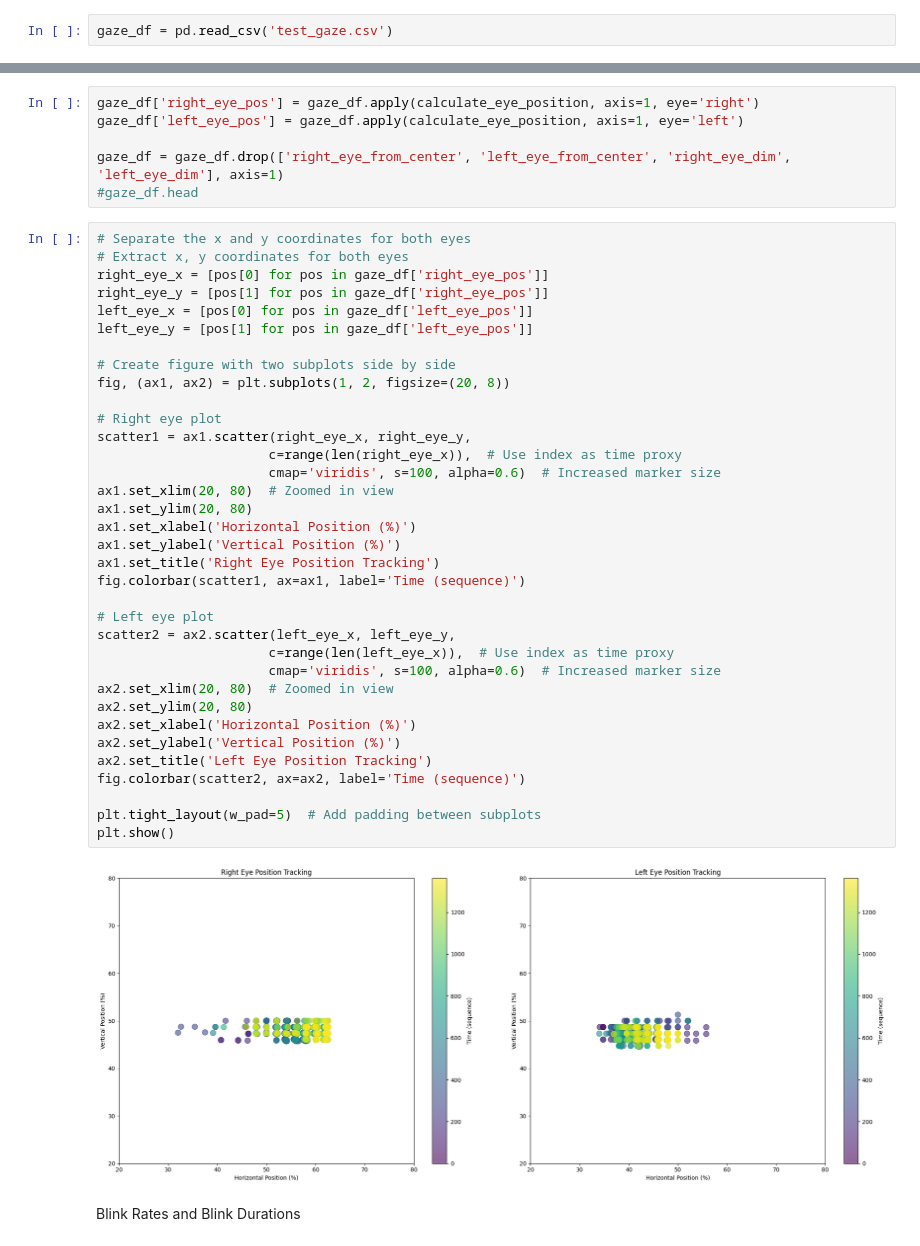
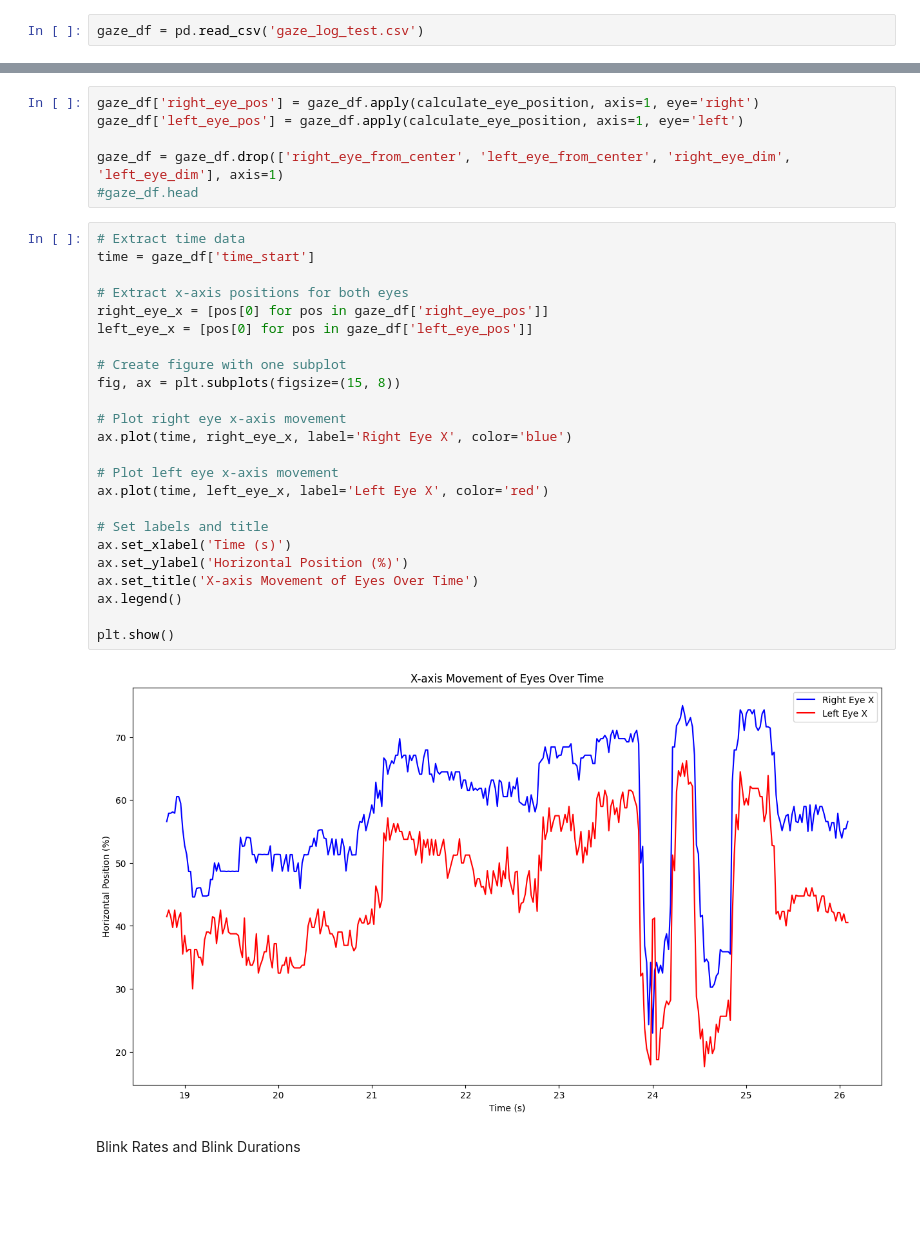
Before and after one commit to GabrielRimar/Mind-Wandering, a Jupyter notebook: data/analysis.ipynb, the cells around one changed output, grey strips where cells are left out. Saved outputs shown, nothing was run; the diff lists cells and outputs as text; blank space fills up the shorter version.

```diff
--- a/data/analysis.ipynb
+++ b/data/analysis.ipynb
@@ -4,7 +4,7 @@ import numpy as np
 import seaborn as sns
 import matplotlib.pyplot as plt
 # %%
-gaze_df = pd.read_csv('test_gaze.csv')
+gaze_df = pd.read_csv('gaze_log_test.csv')
 # %%
 def convert_to_list(s):
     return eval(s)
@@ -39,43 +39,32 @@ gaze_df['left_eye_pos'] = gaze_df.apply(calculate_eye_position, axis=1, eye='lef
 
 gaze_df = gaze_df.drop(['right_eye_from_center', 'left_eye_from_center', 'right_eye_dim', 'left_eye_dim'], axis=1)
 #gaze_df.head
-# %%
-# Separate the x and y coordinates for both eyes
-# Extract x, y coordinates for both eyes
-right_eye_x = [pos[0] for pos in gaze_df['right_eye_pos']]
-right_eye_y = [pos[1] for pos in gaze_df['right_eye_pos']]
-left_eye_x = [pos[0] for pos in gaze_df['left_eye_pos']]
-left_eye_y = [pos[1] for pos in gaze_df['left_eye_pos']]
-
-# Create figure with two subplots side by side
-fig, (ax1, ax2) = plt.subplots(1, 2, figsize=(20, 8))
-
-# Right eye plot
-scatter1 = ax1.scatter(right_eye_x, right_eye_y,
-                      c=range(len(right_eye_x)),  # Use index as time proxy
-                      cmap='viridis', s=100, alpha=0.6)  # Increased marker size
-ax1.set_xlim(20, 80)  # Zoomed in view
-ax1.set_ylim(20, 80)
-ax1.set_xlabel('Horizontal Position (%)')
-ax1.set_ylabel('Vertical Position (%)')
-ax1.set_title('Right Eye Position Tracking')
-fig.colorbar(scatter1, ax=ax1, label='Time (sequence)')
-
-# Left eye plot
-scatter2 = ax2.scatter(left_eye_x, left_eye_y,
-                      c=range(len(left_eye_x)),  # Use index as time proxy
-                      cmap='viridis', s=100, alpha=0.6)  # Increased marker size
-ax2.set_xlim(20, 80)  # Zoomed in view
-ax2.set_ylim(20, 80)
-ax2.set_xlabel('Horizontal Position (%)')
-ax2.set_ylabel('Vertical Position (%)')
-ax2.set_title('Left Eye Position Tracking')
-fig.colorbar(scatter2, ax=ax2, label='Time (sequence)')
-
-plt.tight_layout(w_pad=5)  # Add padding between subplots
-plt.show()
-# %% [output]
-[figure, removed]
+# %%
+# Extract time data
+time = gaze_df['time_start']
+
+# Extract x-axis positions for both eyes
+right_eye_x = [pos[0] for pos in gaze_df['right_eye_pos']]
+left_eye_x = [pos[0] for pos in gaze_df['left_eye_pos']]
+
+# Create figure with one subplot
+fig, ax = plt.subplots(figsize=(15, 8))
+
+# Plot right eye x-axis movement
+ax.plot(time, right_eye_x, label='Right Eye X', color='blue')
+
+# Plot left eye x-axis movement
+ax.plot(time, left_eye_x, label='Left Eye X', color='red')
+
+# Set labels and title
+ax.set_xlabel('Time (s)')
+ax.set_ylabel('Horizontal Position (%)')
+ax.set_title('X-axis Movement of Eyes Over Time')
+ax.legend()
+
+plt.show()
+# %% [output]
+[figure, added]
 # %% [markdown]
 Blink Rates and Blink Durations
 # %%
```
Also changed, not shown: parts of 3 cells of this notebook, 15 other files.
